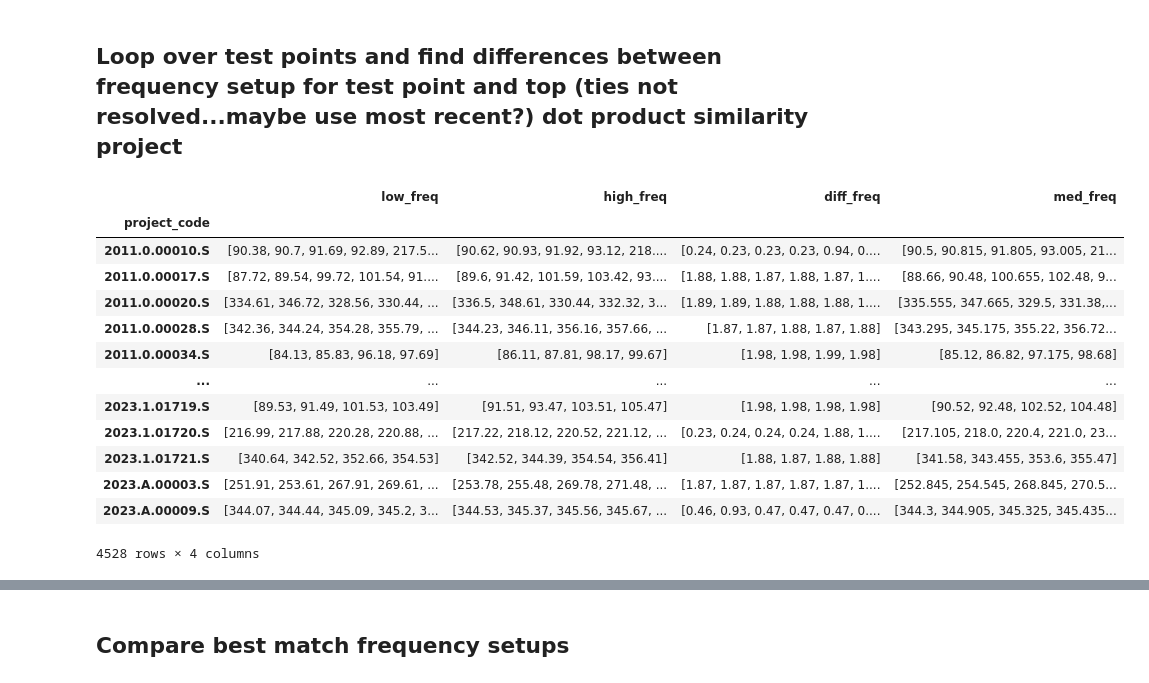
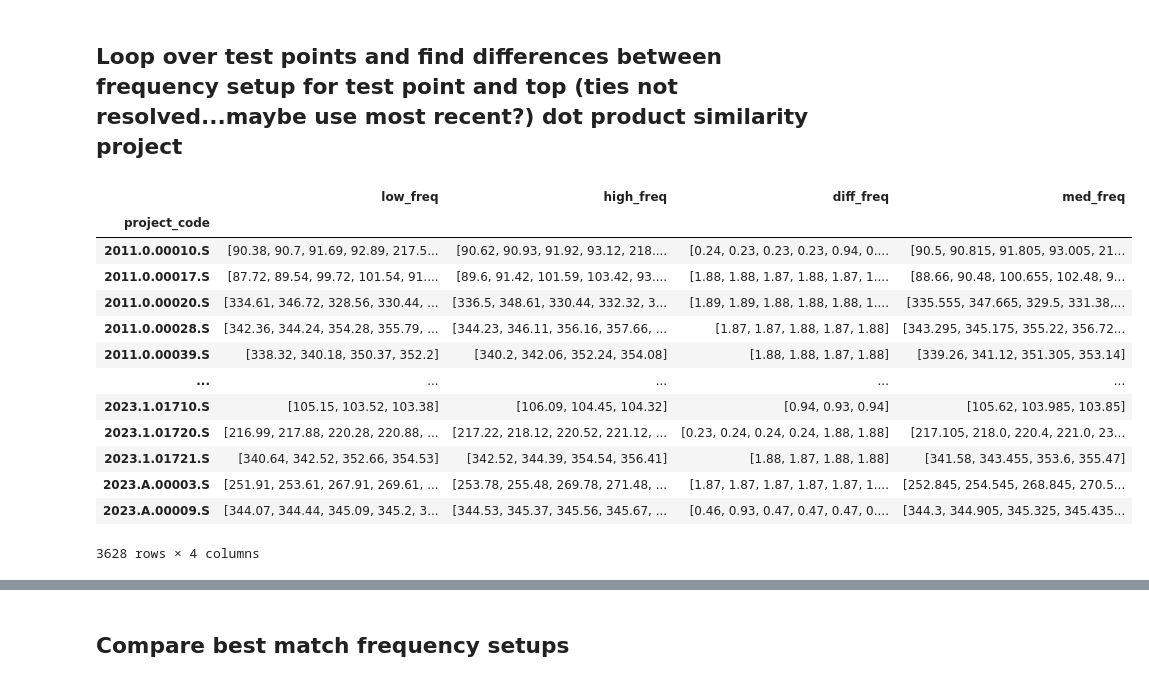
Before and after one commit to rlipps/NRAO_Capstone, a Jupyter notebook: model_notebooks/LDA_Doc_Topic_Similarity.ipynb, the cells around one changed output, grey strips where cells are left out. Cells and saved outputs as stored; diff of their text form; code cells hidden in the pictures.

```diff
--- a/model_notebooks/LDA_Doc_Topic_Similarity.ipynb
+++ b/model_notebooks/LDA_Doc_Topic_Similarity.ipynb
@@ -226,29 +226,29 @@ fig
 # %% [markdown]
 ## Loop over test points and find differences between frequency setup for test point and top (ties not resolved...maybe use most recent?) dot product similarity project
 # %%
-proj_measurements = measurements[['low_freq', 'high_freq', 'diff_freq', 'med_freq']]
+proj_measurements = measurements.query('fs_type == "line"')[['low_freq', 'high_freq', 'diff_freq', 'med_freq']]
 proj_measurements = proj_measurements.groupby(proj_measurements.index).agg({
     'low_freq':lambda x: round(x, 4).tolist(),
     'high_freq':lambda x: round(x, 4).tolist(),
     'diff_freq':lambda x: round(x, 4).tolist(),
     'med_freq':lambda x: round(x, 4).tolist()
 })
 proj_measurements
 # %% [output]
 |  | low_freq | high_freq | diff_freq | med_freq |
 | project_code |  |  |  |  |
 | 2011.0.00010.S | [90.38, 90.7, 91.69, 92.89, 217.5... | [90.62, 90.93, 91.92, 93.12, 218.... | [0.24, 0.23, 0.23, 0.23, 0.94, 0.... | [90.5, 90.815, 91.805, 93.005, 21... |
 | 2011.0.00017.S | [87.72, 89.54, 99.72, 101.54, 91.... | [89.6, 91.42, 101.59, 103.42, 93.... | [1.88, 1.88, 1.87, 1.88, 1.87, 1.... | [88.66, 90.48, 100.655, 102.48, 9... |
 | 2011.0.00020.S | [334.61, 346.72, 328.56, 330.44, ... | [336.5, 348.61, 330.44, 332.32, 3... | [1.89, 1.89, 1.88, 1.88, 1.88, 1.... | [335.555, 347.665, 329.5, 331.38,... |
 | 2011.0.00028.S | [342.36, 344.24, 354.28, 355.79, ... | [344.23, 346.11, 356.16, 357.66, ... | [1.87, 1.87, 1.88, 1.87, 1.88] | [343.295, 345.175, 355.22, 356.72... |
-| 2011.0.00034.S | [84.13, 85.83, 96.18, 97.69] | [86.11, 87.81, 98.17, 99.67] | [1.98, 1.98, 1.99, 1.98] | [85.12, 86.82, 97.175, 98.68] |
+| 2011.0.00039.S | [338.32, 340.18, 350.37, 352.2] | [340.2, 342.06, 352.24, 354.08] | [1.88, 1.88, 1.87, 1.88] | [339.26, 341.12, 351.305, 353.14] |
 | ... | ... | ... | ... | ... |
-| 2023.1.01719.S | [89.53, 91.49, 101.53, 103.49] | [91.51, 93.47, 103.51, 105.47] | [1.98, 1.98, 1.98, 1.98] | [90.52, 92.48, 102.52, 104.48] |
-| 2023.1.01720.S | [216.99, 217.88, 220.28, 220.88, ... | [217.22, 218.12, 220.52, 221.12, ... | [0.23, 0.24, 0.24, 0.24, 1.88, 1.... | [217.105, 218.0, 220.4, 221.0, 23... |
+| 2023.1.01710.S | [105.15, 103.52, 103.38] | [106.09, 104.45, 104.32] | [0.94, 0.93, 0.94] | [105.62, 103.985, 103.85] |
+| 2023.1.01720.S | [216.99, 217.88, 220.28, 220.88, ... | [217.22, 218.12, 220.52, 221.12, ... | [0.23, 0.24, 0.24, 0.24, 1.88, 1.88] | [217.105, 218.0, 220.4, 221.0, 23... |
 | 2023.1.01721.S | [340.64, 342.52, 352.66, 354.53] | [342.52, 344.39, 354.54, 356.41] | [1.88, 1.87, 1.88, 1.88] | [341.58, 343.455, 353.6, 355.47] |
 | 2023.A.00003.S | [251.91, 253.61, 267.91, 269.61, ... | [253.78, 255.48, 269.78, 271.48, ... | [1.87, 1.87, 1.87, 1.87, 1.87, 1.... | [252.845, 254.545, 268.845, 270.5... |
 | 2023.A.00009.S | [344.07, 344.44, 345.09, 345.2, 3... | [344.53, 345.37, 345.56, 345.67, ... | [0.46, 0.93, 0.47, 0.47, 0.47, 0.... | [344.3, 344.905, 345.325, 345.435... |
-4528 rows × 4 columns
+3628 rows × 4 columns
 # %%
 proj_measurements.low_freq = proj_measurements.low_freq.apply(lambda x: sorted(x))
 proj_measurements.high_freq = proj_measurements.high_freq.apply(lambda x: sorted(x))
```
Also changed, not shown: parts of 54 cells of this notebook.
